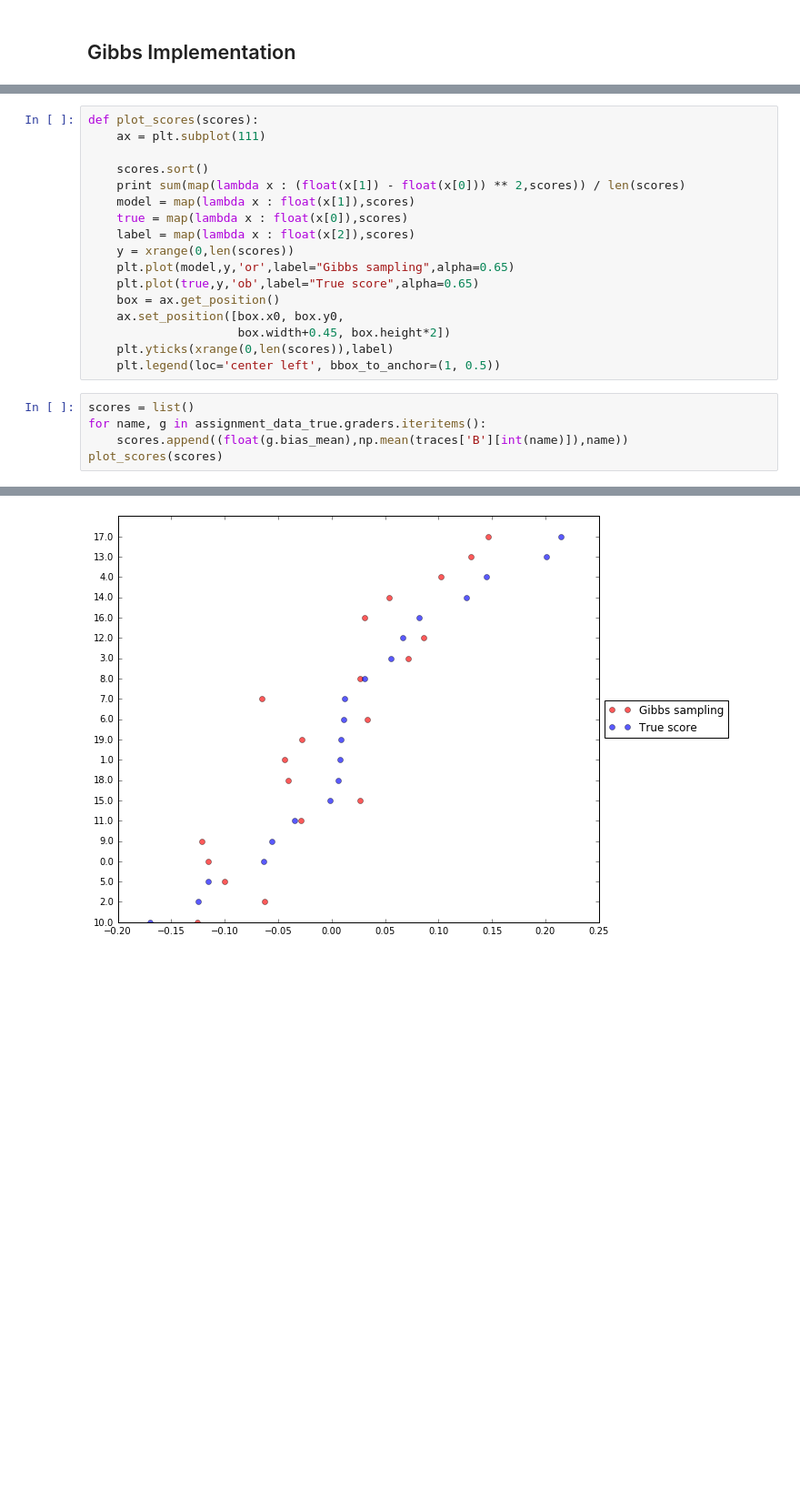
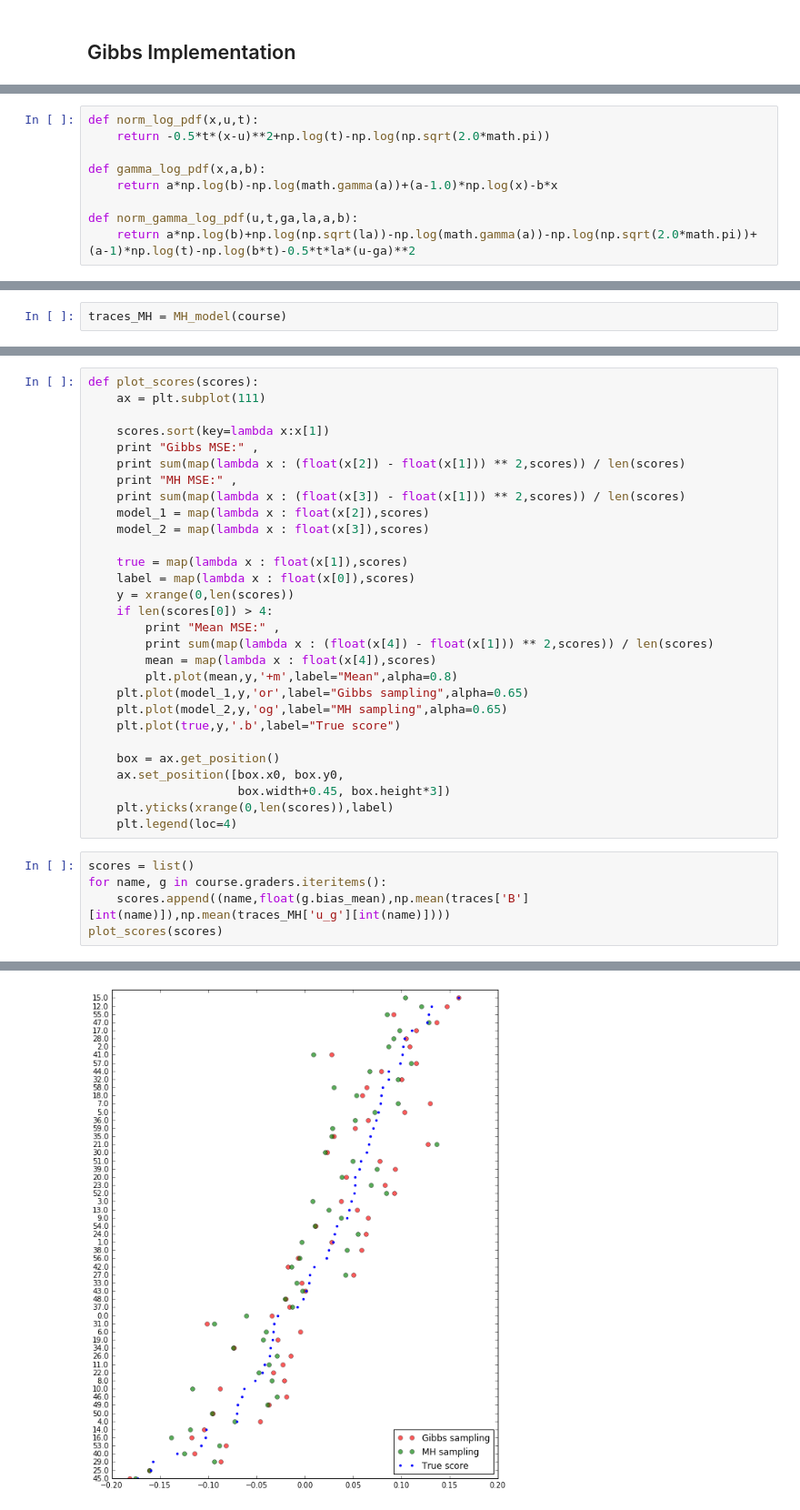
Before and after one commit to TomMalow/pymcmodels, a Jupyter notebook: Model iterations/Gibbs Sampling.ipynb, the cells around one changed output, grey strips where cells are left out. Shown at 91% size. Saved outputs shown, nothing was run; the diff lists cells and outputs as text; blank space fills up the shorter version.

Commit message:
Added MH to Gibbs notebook inorder to compare them. Made comparing script for measuring the time complexity and error in differences between them

```diff
--- a/Model iterations/Gibbs Sampling.ipynb
+++ b/Model iterations/Gibbs Sampling.ipynb
@@ -276,0 +290,9 @@ Wall time: 11.237512
+# %%
+def norm_log_pdf(x,u,t):
+    return -0.5*t*(x-u)**2+np.log(t)-np.log(np.sqrt(2.0*math.pi))
+
+def gamma_log_pdf(x,a,b):
+    return a*np.log(b)-np.log(math.gamma(a))+(a-1.0)*np.log(x)-b*x
+
+def norm_gamma_log_pdf(u,t,ga,la,a,b):
+    return a*np.log(b)+np.log(np.sqrt(la))-np.log(math.gamma(a))-np.log(np.sqrt(2.0*math.pi))+(a-1)*np.log(t)-np.log(b*t)-0.5*t*la*(u-ga)**2
@@ -276,0 +430,2 @@ Wall time: 11.237512
+# %%
+traces_MH = MH_model(course)
@@ -283,22 +443,34 @@ plt.show()
 def plot_scores(scores):
     ax = plt.subplot(111)
 
-    scores.sort()
-    print sum(map(lambda x : (float(x[1]) - float(x[0])) ** 2,scores)) / len(scores)
-    model = map(lambda x : float(x[1]),scores)
-    true = map(lambda x : float(x[0]),scores)
-    label = map(lambda x : float(x[2]),scores)
+    scores.sort(key=lambda x:x[1])
+    print "Gibbs MSE:" ,
+    print sum(map(lambda x : (float(x[2]) - float(x[1])) ** 2,scores)) / len(scores)
+    print "MH MSE:" ,
+    print sum(map(lambda x : (float(x[3]) - float(x[1])) ** 2,scores)) / len(scores)
+    model_1 = map(lambda x : float(x[2]),scores)
+    model_2 = map(lambda x : float(x[3]),scores)
+
+    true = map(lambda x : float(x[1]),scores)
+    label = map(lambda x : float(x[0]),scores)
     y = xrange(0,len(scores))
-    plt.plot(model,y,'or',label="Gibbs sampling",alpha=0.65)
-    plt.plot(true,y,'ob',label="True score",alpha=0.65)
+    if len(scores[0]) > 4:
+        print "Mean MSE:" ,
+        print sum(map(lambda x : (float(x[4]) - float(x[1])) ** 2,scores)) / len(scores)
+        mean = map(lambda x : float(x[4]),scores)
+        plt.plot(mean,y,'+m',label="Mean",alpha=0.8)
+    plt.plot(model_1,y,'or',label="Gibbs sampling",alpha=0.65)
+    plt.plot(model_2,y,'og',label="MH sampling",alpha=0.65)
+    plt.plot(true,y,'.b',label="True score")
+
     box = ax.get_position()
     ax.set_position([box.x0, box.y0,
-                     box.width+0.45, box.height*2])
+                     box.width+0.45, box.height*3])
     plt.yticks(xrange(0,len(scores)),label)
-    plt.legend(loc='center left', bbox_to_anchor=(1, 0.5))
+    plt.legend(loc=4)
 # %%
 scores = list()
-for name, g in assignment_data_true.graders.iteritems():
-    scores.append((float(g.bias_mean),np.mean(traces['B'][int(name)]),name))
+for name, g in course.graders.iteritems():
+    scores.append((name,float(g.bias_mean),np.mean(traces['B'][int(name)]),np.mean(traces_MH['u_g'][int(name)])))
 plot_scores(scores)
 # %% [output]
@@ -306 +479 @@ plot_scores(scores)
-[figure, old version]
+[figure, new version]
```
Also changed, not shown: parts of 18 cells of this notebook, 1 other file.
